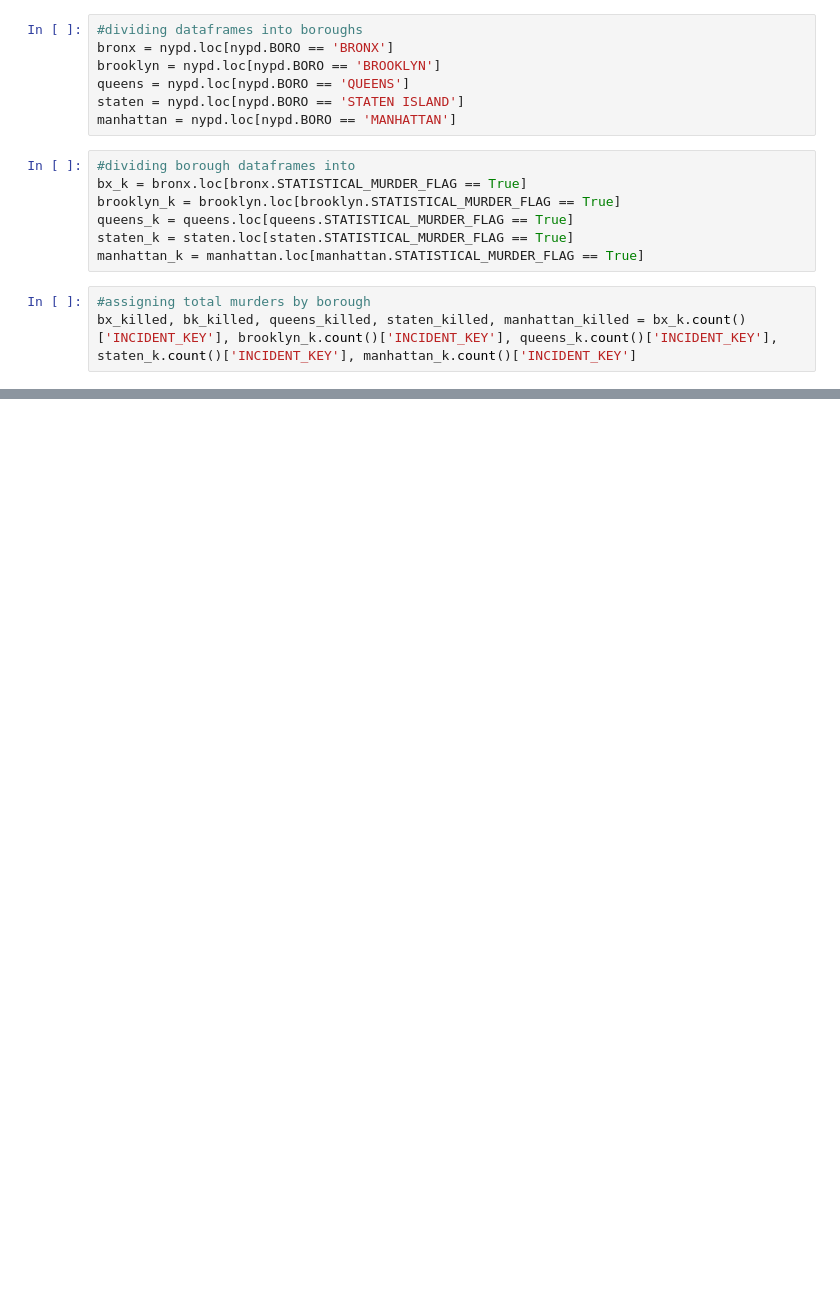
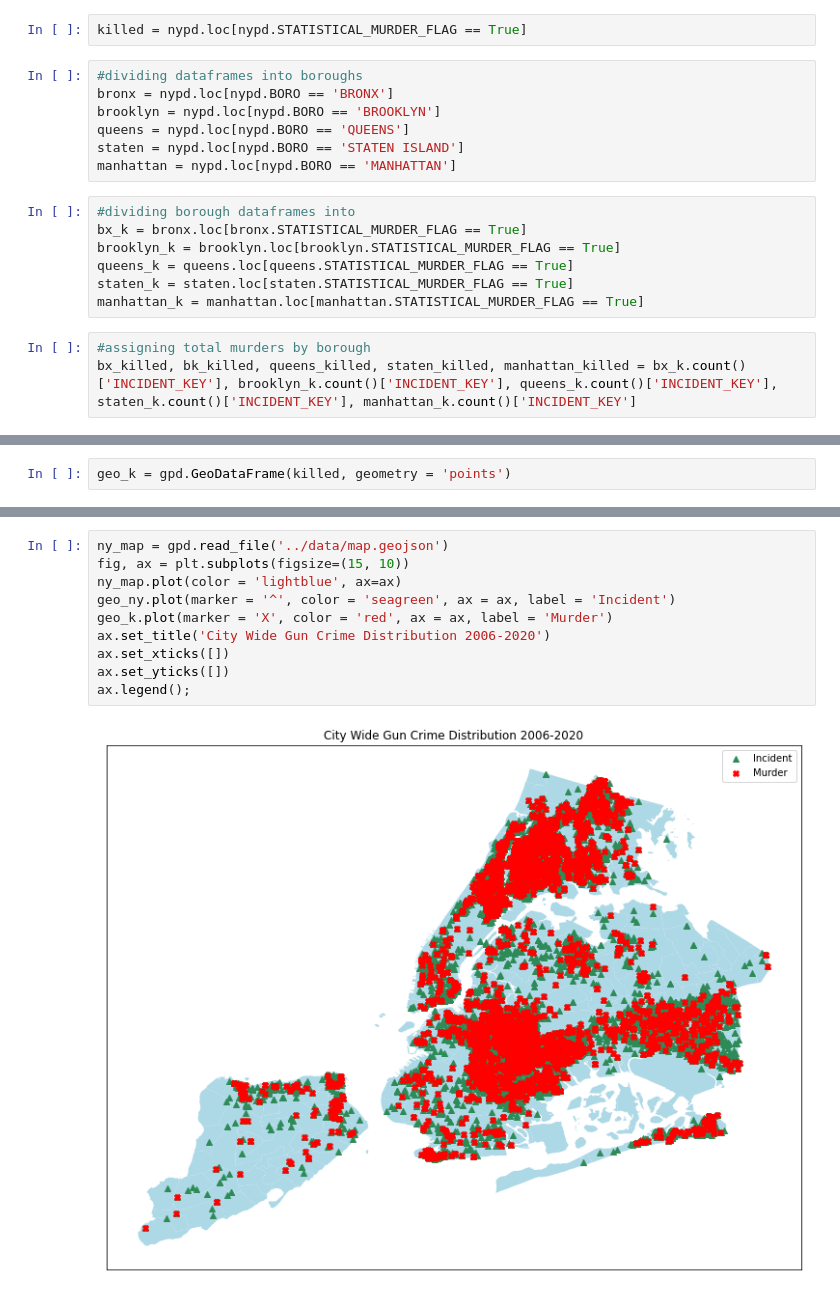
Before and after one commit to sashasabater/nyc-gun-violence, a Jupyter notebook: notebooks/nypd.ipynb, the cells around one changed output, grey strips where cells are left out. Cells and saved outputs as stored; diff of their text form; blank space fills up the shorter version.

```diff
--- a/notebooks/nypd.ipynb
+++ b/notebooks/nypd.ipynb
@@ -26,3 +21,5 @@ nypd.head()
+# %%
+killed = nypd.loc[nypd.STATISTICAL_MURDER_FLAG == True]
 # %%
 #dividing dataframes into boroughs
 bronx = nypd.loc[nypd.BORO == 'BRONX']
@@ -64,0 +40,2 @@ ATM
+# %%
+geo_k = gpd.GeoDataFrame(killed, geometry = 'points')
@@ -64,0 +51,12 @@ ATM
+# %%
+ny_map = gpd.read_file('../data/map.geojson')
+fig, ax = plt.subplots(figsize=(15, 10))
+ny_map.plot(color = 'lightblue', ax=ax)
+geo_ny.plot(marker = '^', color = 'seagreen', ax = ax, label = 'Incident')
+geo_k.plot(marker = 'X', color = 'red', ax = ax, label = 'Murder')
+ax.set_title('City Wide Gun Crime Distribution 2006-2020')
+ax.set_xticks([])
+ax.set_yticks([])
+ax.legend();
+# %% [output]
+[figure, added]
```
Also changed, not shown: parts of 11 cells of this notebook, 1 other file.
